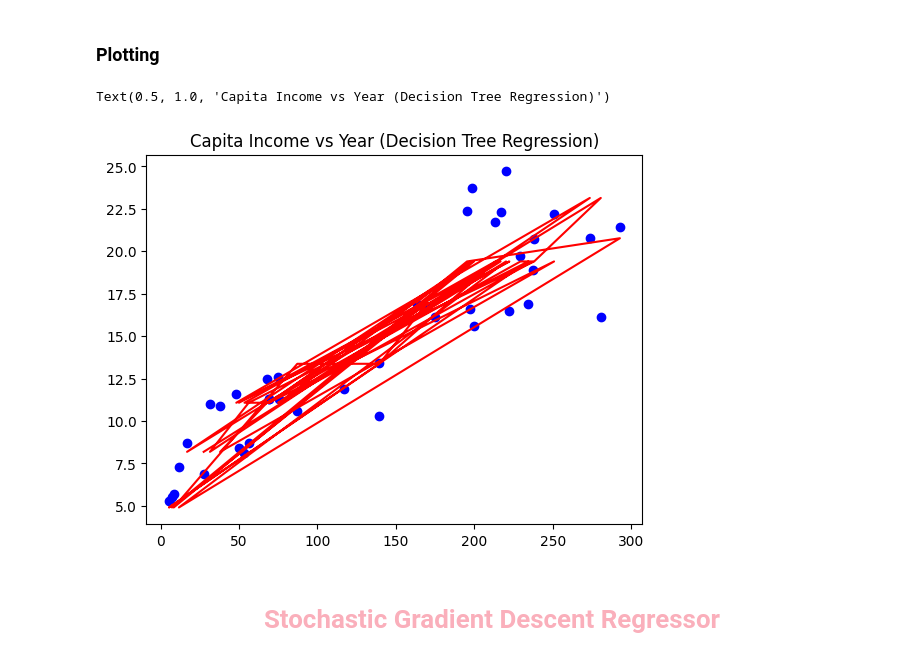
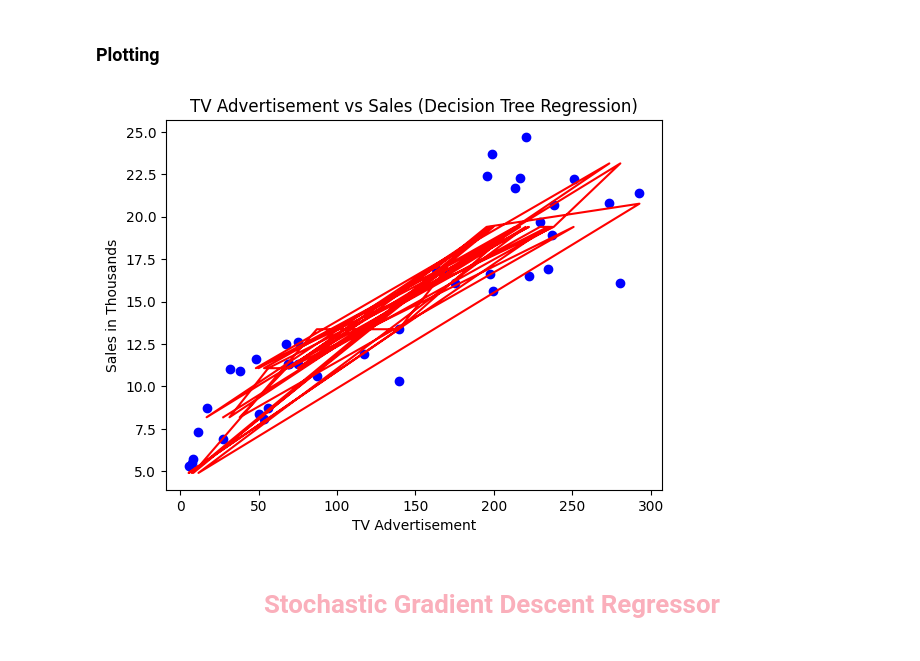
Before and after one commit to AbdullahHasan0/Data-Science-Group-2---BWF---Abdullah-Hasan, a Jupyter notebook: Task 23/Regression Models.ipynb, the cells around one changed output. Drawn from its saved outputs; the diff is of its cells as text; code cells hidden in the pictures.

```diff
--- a/Task 23/Regression Models.ipynb
+++ b/Task 23/Regression Models.ipynb
@@ -331,10 +330,15 @@ Decision Tree Regression - MSE: 6.055696772961459, R^2: 0.8040297344443577
 # %%
 plt.scatter(X_test, y_test, color='blue')
 plt.plot(X_test, yPredictedTree, color='red')
-plt.title('Capita Income vs Year (Decision Tree Regression)')
+
+plt.title('TV Advertisement vs Sales (Decision Tree Regression)')
+
+plt.xlabel('TV Advertisement')
+plt.ylabel('Sales in Thousands')
+
+plt.show()
 # %% [output]
-Text(0.5, 1.0, 'Capita Income vs Year (Decision Tree Regression)')
-[figure, old version]
+[figure, new version]
 # %% [markdown]
 
 
```
Also changed, not shown: parts of 10 cells of this notebook.
